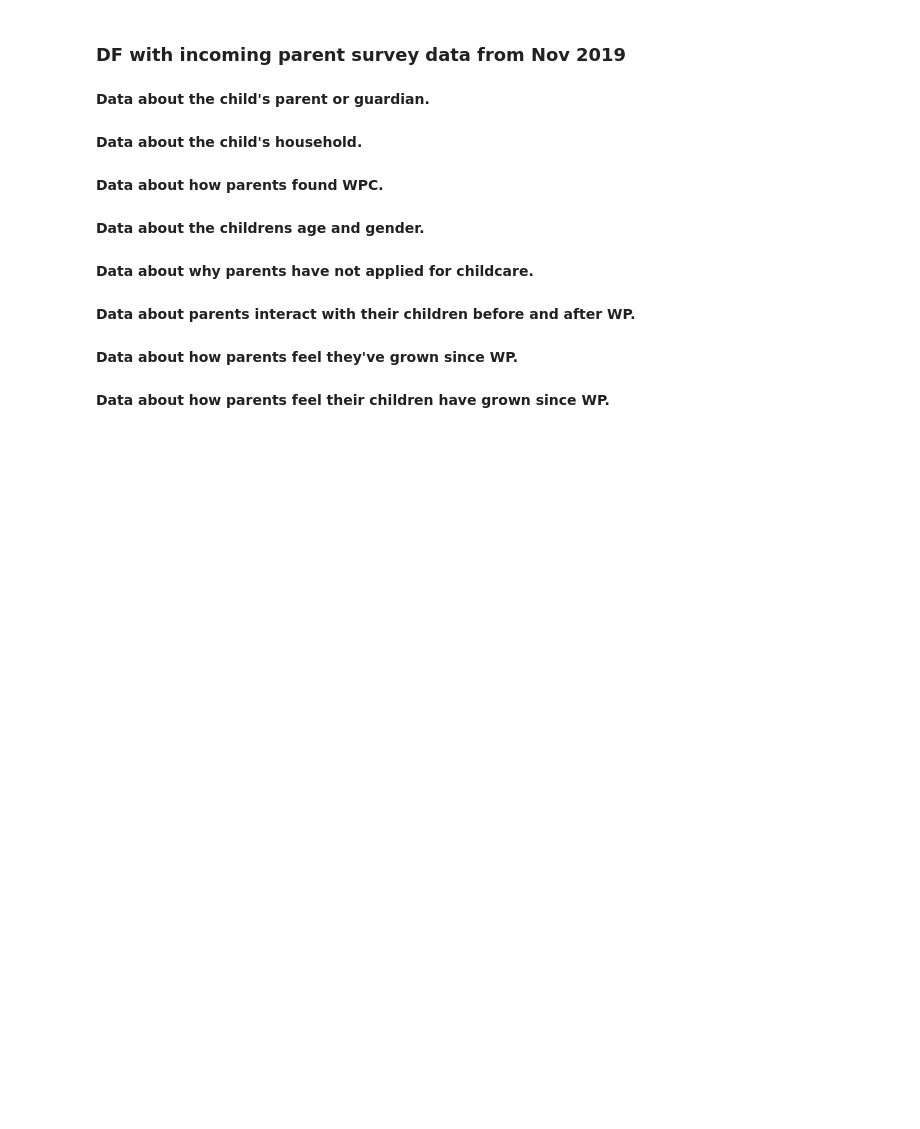
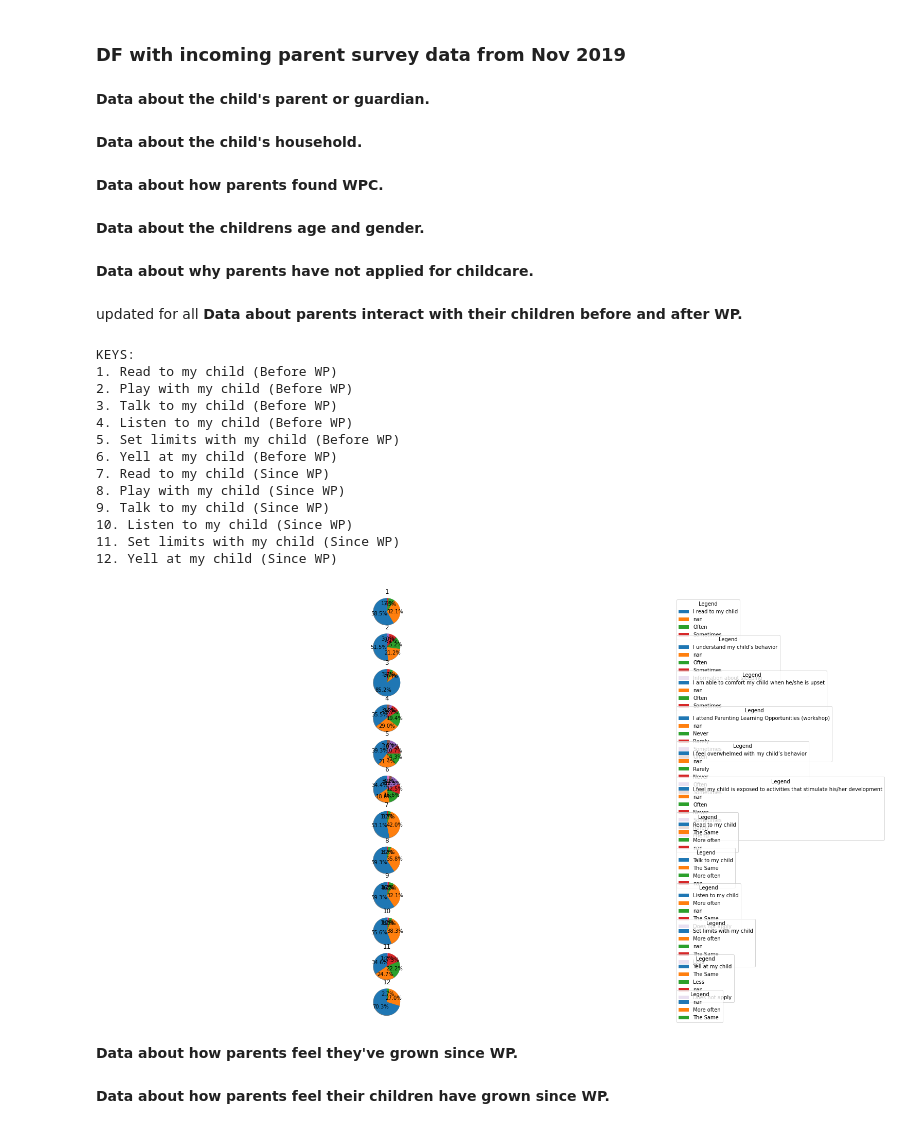
Before and after one commit to renarepenning/weplaynoladata, a Jupyter notebook: FinalTutorial.ipynb, the cells around one changed output. Drawn from its saved outputs; the diff is of its cells as text; code cells hidden in the pictures; blank space fills up the shorter version.

```diff
--- a/FinalTutorial.ipynb
+++ b/FinalTutorial.ipynb
@@ -516,14 +565,29 @@ nochildcare_nov2019.columns = [["It is too expensive", "I feel my child is not o
 
 # nochildcare_nov2019
 # %% [markdown]
-**Data about parents interact with their children before and after WP.**
+updated for all **Data about parents interact with their children before and after WP.**
 # %%
 #create df with directly comparable info about how parents interact with their children before and after WePlay
-parent_child_behaviors_nov2019 = incomingnov2019[["Please think about each statement and how you currently feel","Unnamed: 59","Unnamed: 60","Unnamed: 61","Unnamed: 62","Unnamed: 63",'"Since coming to the We PLAY Center I…"',"Unnamed: 97","Unnamed: 98","Unnamed: 99","Unnamed: 100","Unnamed: 101"]]
+parent_child_behaviors = allIncoming[["Please think about each statement and how you currently feel","Unnamed: 59","Unnamed: 60","Unnamed: 61","Unnamed: 62","Unnamed: 63",'"Since coming to the We PLAY Center I…"',"Unnamed: 97","Unnamed: 98","Unnamed: 99","Unnamed: 100","Unnamed: 101"]]
 #Rename columns
-parent_child_behaviors_nov2019.columns = [["Read to my child (Before WP)","Play with my child (Before WP)","Talk to my child (Before WP)", "Listen to my child (Before WP)","Set limits with my child (Before WP)","Yell at my child (Before WP)","Read to my child (Since WP)","Play with my child (Since WP)","Talk to my child (Since WP)","Listen to my child (Since WP)","Set limits with my child (Since WP)","Yell at my child (Since WP)"]]
+parent_child_behaviors.columns = [["Read to my child (Before WP)","Play with my child (Before WP)","Talk to my child (Before WP)", "Listen to my child (Before WP)","Set limits with my child (Before WP)","Yell at my child (Before WP)","Read to my child (Since WP)","Play with my child (Since WP)","Talk to my child (Since WP)","Listen to my child (Since WP)","Set limits with my child (Since WP)","Yell at my child (Since WP)"]]
 
-# parent_child_behaviors_nov2019
+plotPies(parent_child_behaviors, getLabels(parent_child_behaviors), False, False, ishoriz=False)
+# %% [output]
+KEYS:
+1. Read to my child (Before WP)
+2. Play with my child (Before WP)
+3. Talk to my child (Before WP)
+4. Listen to my child (Before WP)
+5. Set limits with my child (Before WP)
+6. Yell at my child (Before WP)
+7. Read to my child (Since WP)
+8. Play with my child (Since WP)
+9. Talk to my child (Since WP)
+10. Listen to my child (Since WP)
+11. Set limits with my child (Since WP)
+12. Yell at my child (Since WP)
+[figure, added]
 # %% [markdown]
 **Data about how parents feel they've grown since WP.**
 # %%
```
Also changed, not shown: parts of 38 cells of this notebook, 1 other file.
